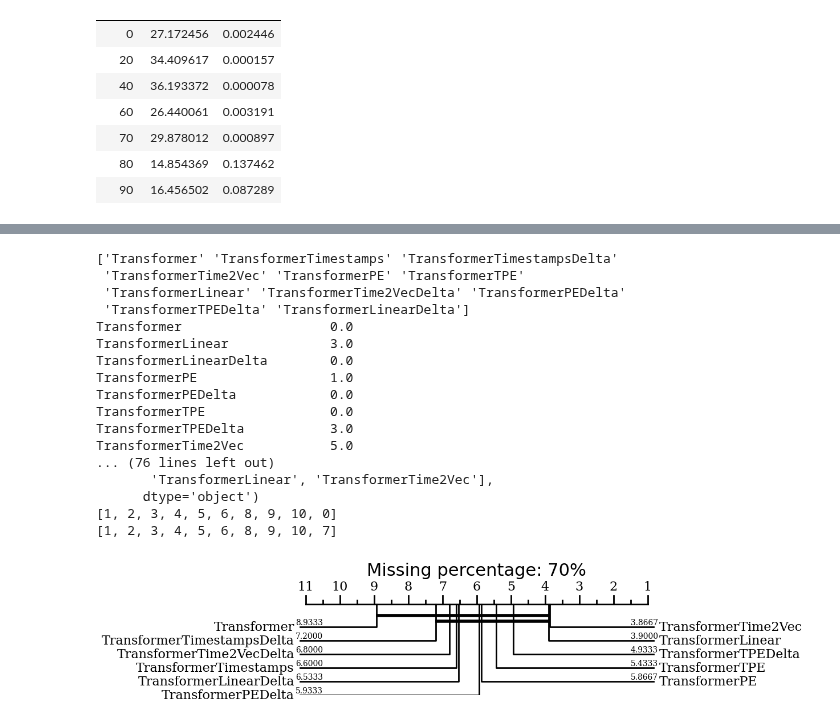
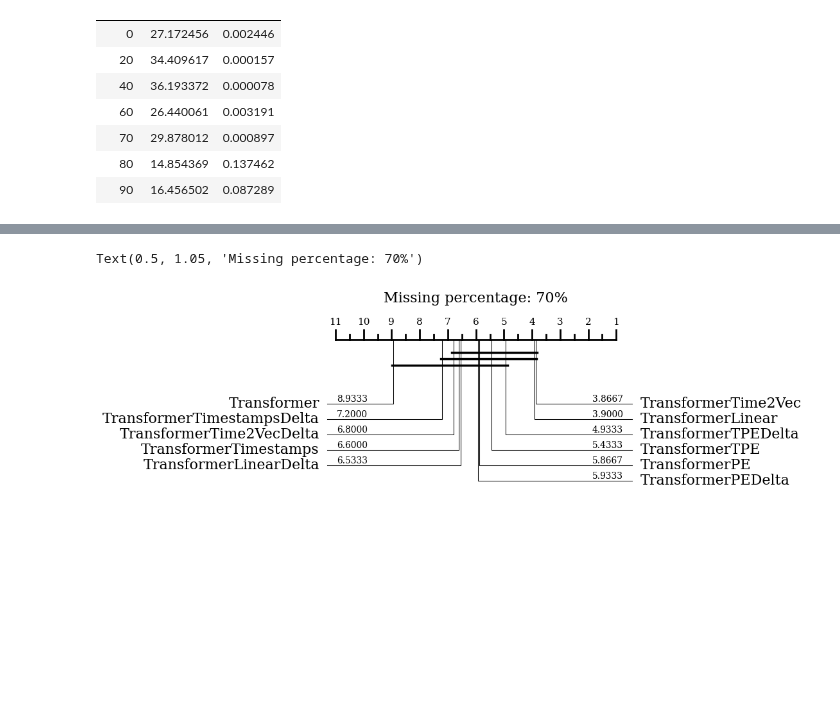
Before and after one commit to thiago-rissi/time_encoding_experiment, a Jupyter notebook: notebooks/stats.ipynb, the cells around one changed output, grey strips where cells are left out. Saved outputs shown, nothing was run; the diff lists cells and outputs as text; code cells hidden in the pictures; blank space fills up the shorter version.

Commit message:
Aeon Critical Diagrams, fix  hidden size and stats notebook

```diff
--- a/notebooks/stats.ipynb
+++ b/notebooks/stats.ipynb
@@ -125,7 +113,10 @@ plot_metric(model_mean, metric="F1-score", save_name="rnn_results")
 # %%
+from aeon.visualisation import plot_critical_difference
+import CriticalDifferenceDiagrams_jl as cdd
 base_path = pathlib.Path("/usr/src/code/data/outputs")
 pmiss = 70
 metric_name = "f1_score"
+
 
 datasets = [
   "ArticularyWordRecognition",
@@ -153,49 +144,34 @@ models = [
     # "RNNPE",
     # "RNNTPE",
     # "RNNLinear",
     # "RNNTime2VecDelta",
     # "RNNPEDelta",
     # "RNNTPEDelta",
     # "RNNLinearDelta",
     "Transformer",
     "TransformerTimestamps",
     "TransformerTimestampsDelta",
     "TransformerTime2Vec",
     "TransformerPE",
     "TransformerTPE",
     "TransformerLinear",
     "TransformerTime2VecDelta",
     "TransformerPEDelta",
     "TransformerTPEDelta",
     "TransformerLinearDelta"
 ]
 
 df = gather_metric_cd(
     f1_score,
     "f1_score",
     base_path,
     datasets,
     models,
     pmiss,
     func_params={"average": "weighted"},
 )
-draw_cd_diagram(metric=metric_name, df_perf=df, title=f"Missing percentage: {pmiss}%", labels=True)
+fig, ax, p_values = plot_critical_difference(df.to_numpy(), labels=models, alpha=0.05, return_p_values=True, width=6, textspace=1.25)
+fig.suptitle(f"Missing percentage: {pmiss}%",y=1.05, size=16)
 # %% [output]
-['Transformer' 'TransformerTimestamps' 'TransformerTimestampsDelta'
- 'TransformerTime2Vec' 'TransformerPE' 'TransformerTPE'
- 'TransformerLinear' 'TransformerTime2VecDelta' 'TransformerPEDelta'
- 'TransformerTPEDelta' 'TransformerLinearDelta']
-Transformer                   0.0
-TransformerLinear             3.0
-TransformerLinearDelta        0.0
-TransformerPE                 1.0
-TransformerPEDelta            0.0
-TransformerTPE                0.0
-TransformerTPEDelta           3.0
-TransformerTime2Vec           5.0
-... (76 lines left out)
-       'TransformerLinear', 'TransformerTime2Vec'],
-      dtype='object')
-[1, 2, 3, 4, 5, 6, 8, 9, 10, 0]
-[1, 2, 3, 4, 5, 6, 8, 9, 10, 7]
+Text(0.5, 1.05, 'Missing percentage: 70%')
-[figure, old version]
+[figure, new version]
```
Also changed, not shown: parts of 4 cells of this notebook, 7 other files.
